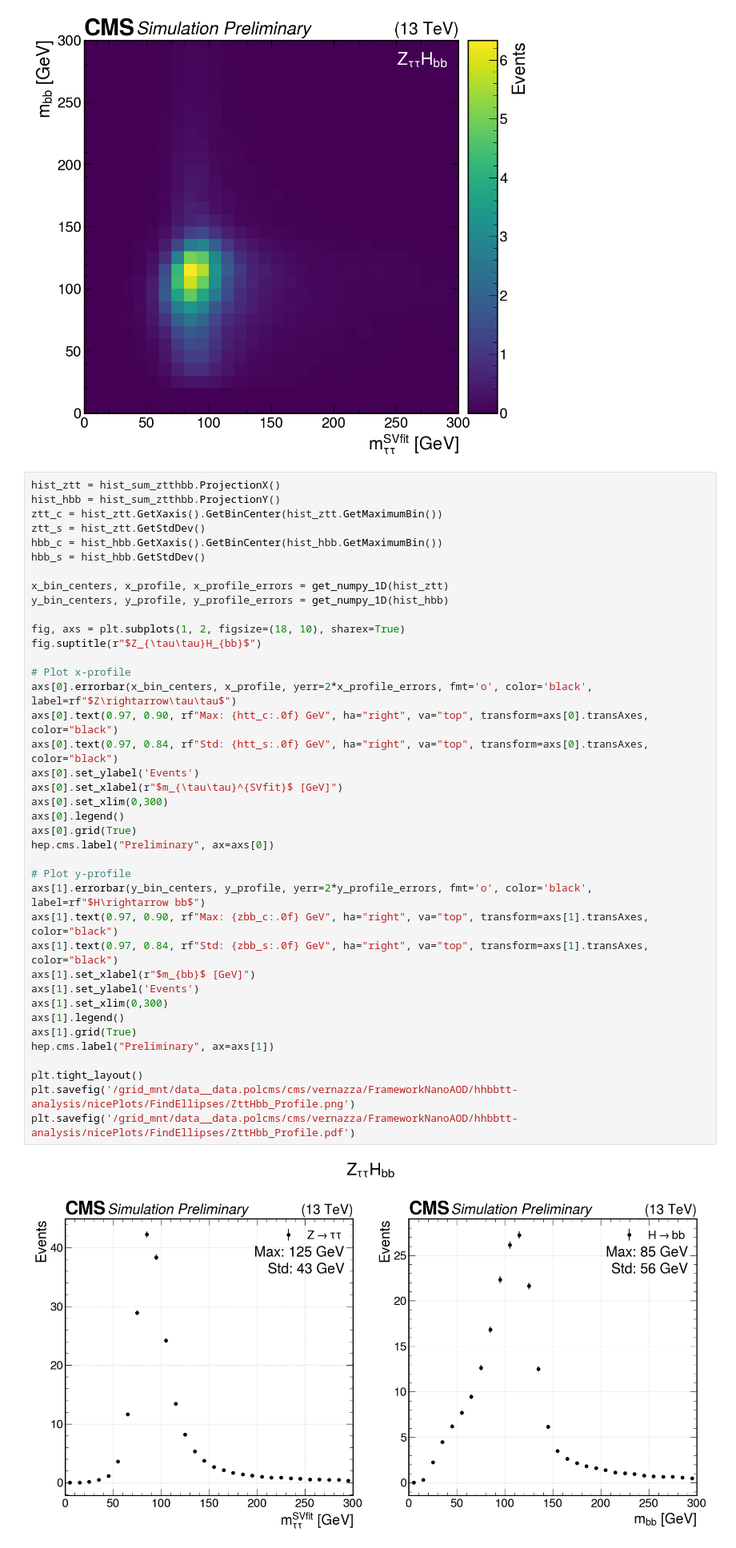
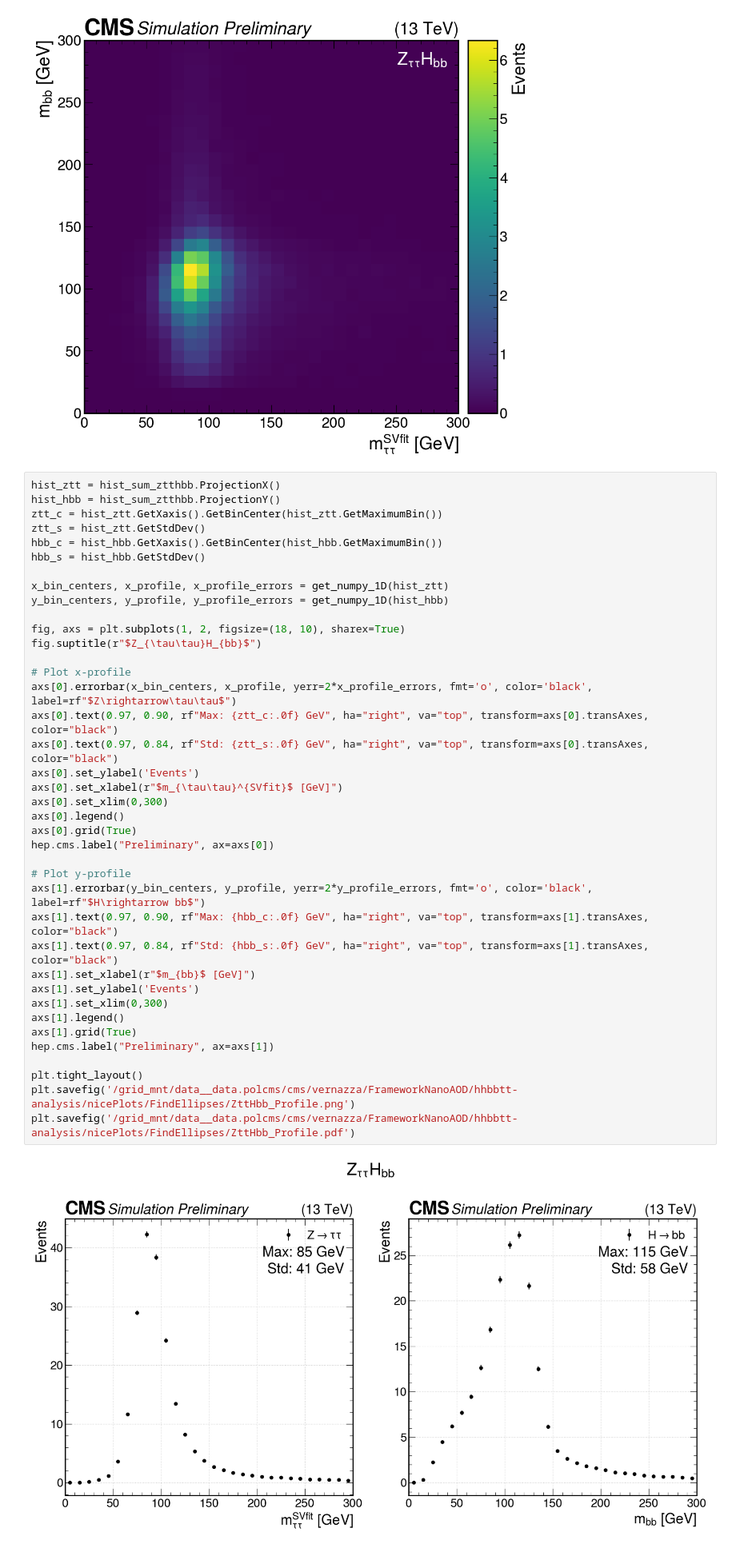
Before and after one commit to tcuisset/hhbbtt-analysis, a Jupyter notebook: nicePlots/FindEllipses.ipynb, the cells around one changed output. Shown at 80% size. Drawn from its saved outputs; the diff is of its cells as text.

Commit message:
Plotting Full Analysis B2G 2024-06-14

```diff
--- a/nicePlots/FindEllipses.ipynb
+++ b/nicePlots/FindEllipses.ipynb
@@ -224,38 +224,38 @@ hbb_c = hist_hbb.GetXaxis().GetBinCenter(hist_hbb.GetMaximumBin())
 hbb_s = hist_hbb.GetStdDev()
 
 x_bin_centers, x_profile, x_profile_errors = get_numpy_1D(hist_ztt)
 y_bin_centers, y_profile, y_profile_errors = get_numpy_1D(hist_hbb)
 
 fig, axs = plt.subplots(1, 2, figsize=(18, 10), sharex=True)
 fig.suptitle(r"$Z_{\tau\tau}H_{bb}$")
 
 # Plot x-profile
 axs[0].errorbar(x_bin_centers, x_profile, yerr=2*x_profile_errors, fmt='o', color='black', label=rf"$Z\rightarrow\tau\tau$")
-axs[0].text(0.97, 0.90, rf"Max: {htt_c:.0f} GeV", ha="right", va="top", transform=axs[0].transAxes, color="black")
-axs[0].text(0.97, 0.84, rf"Std: {htt_s:.0f} GeV", ha="right", va="top", transform=axs[0].transAxes, color="black")
+axs[0].text(0.97, 0.90, rf"Max: {ztt_c:.0f} GeV", ha="right", va="top", transform=axs[0].transAxes, color="black")
+axs[0].text(0.97, 0.84, rf"Std: {ztt_s:.0f} GeV", ha="right", va="top", transform=axs[0].transAxes, color="black")
 axs[0].set_ylabel('Events')
 axs[0].set_xlabel(r"$m_{\tau\tau}^{SVfit}$ [GeV]")
 axs[0].set_xlim(0,300)
 axs[0].legend()
 axs[0].grid(True)
 hep.cms.label("Preliminary", ax=axs[0])
 
 # Plot y-profile
 axs[1].errorbar(y_bin_centers, y_profile, yerr=2*y_profile_errors, fmt='o', color='black', label=rf"$H\rightarrow bb$")
-axs[1].text(0.97, 0.90, rf"Max: {zbb_c:.0f} GeV", ha="right", va="top", transform=axs[1].transAxes, color="black")
-axs[1].text(0.97, 0.84, rf"Std: {zbb_s:.0f} GeV", ha="right", va="top", transform=axs[1].transAxes, color="black")
+axs[1].text(0.97, 0.90, rf"Max: {hbb_c:.0f} GeV", ha="right", va="top", transform=axs[1].transAxes, color="black")
+axs[1].text(0.97, 0.84, rf"Std: {hbb_s:.0f} GeV", ha="right", va="top", transform=axs[1].transAxes, color="black")
 axs[1].set_xlabel(r"$m_{bb}$ [GeV]")
 axs[1].set_ylabel('Events')
 axs[1].set_xlim(0,300)
 axs[1].legend()
 axs[1].grid(True)
 hep.cms.label("Preliminary", ax=axs[1])
 
 plt.tight_layout()
 plt.savefig('/grid_mnt/data__data.polcms/cms/vernazza/FrameworkNanoAOD/hhbbtt-analysis/nicePlots/FindEllipses/ZttHbb_Profile.png')
 plt.savefig('/grid_mnt/data__data.polcms/cms/vernazza/FrameworkNanoAOD/hhbbtt-analysis/nicePlots/FindEllipses/ZttHbb_Profile.pdf')
 # %% [output]
-[figure, old version]
+[figure, new version]
 # %%
 print(f"Z_tautau maximum = {ztt_c}, Z_tautau sigma = {ztt_s}")
 print(f"H_bb maximum = {hbb_c}, H_bb sigma = {hbb_s}")
```
Also changed, not shown: parts of 2 cells of this notebook, 14 other files.
